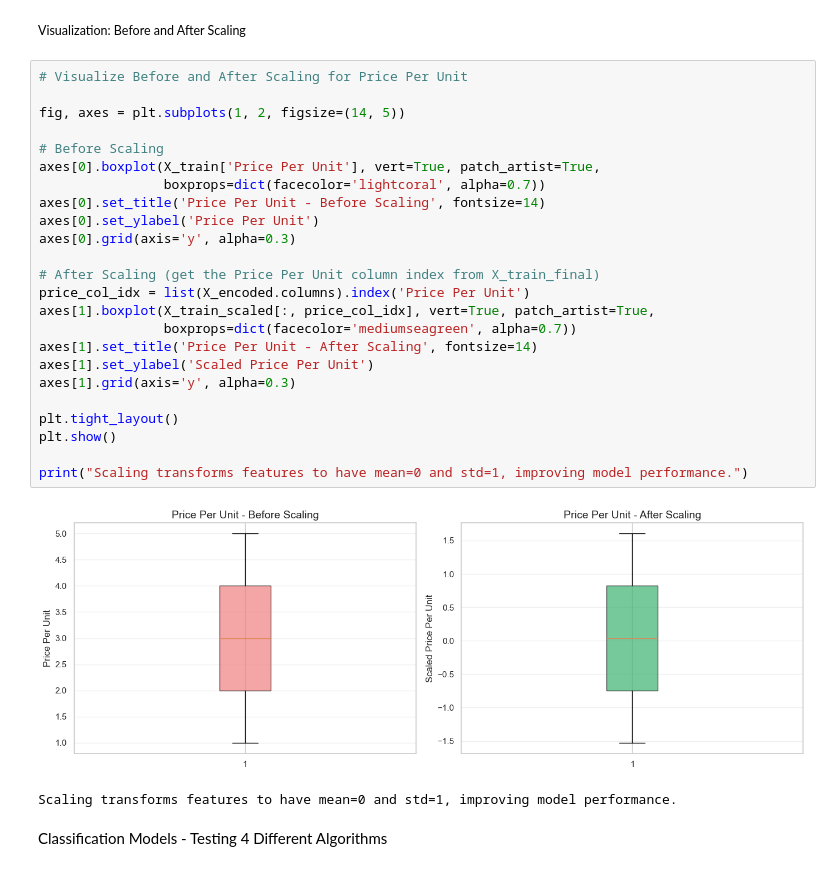
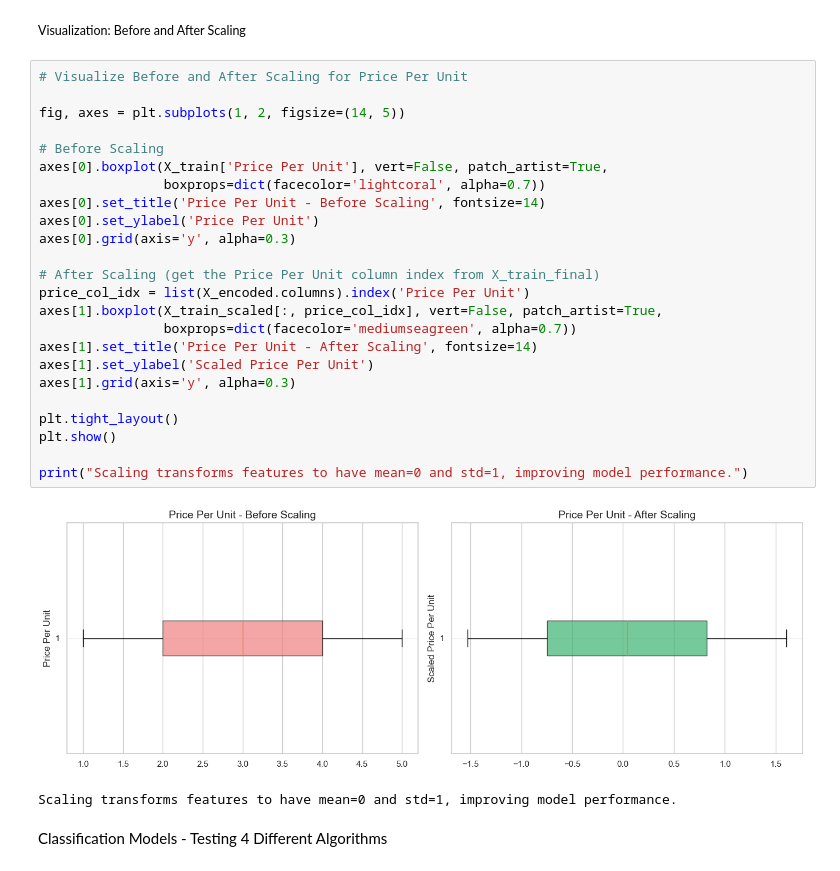
Before and after one commit to wends05/lab-ml, a Jupyter notebook: lab_2/main_ver_1.ipynb, the cells around one changed output. Cells and saved outputs as stored; diff of their text form.

```diff
--- a/lab_2/main_ver_1.ipynb
+++ b/lab_2/main_ver_1.ipynb
@@ -932,29 +906,29 @@ array([[-1.52783494, -0.35914723, -0.38698279,  2.69843909, -0.40786123,
 # %%
 # Visualize Before and After Scaling for Price Per Unit
 
 fig, axes = plt.subplots(1, 2, figsize=(14, 5))
 
 # Before Scaling
-axes[0].boxplot(X_train['Price Per Unit'], vert=True, patch_artist=True,
+axes[0].boxplot(X_train['Price Per Unit'], vert=False, patch_artist=True,
                 boxprops=dict(facecolor='lightcoral', alpha=0.7))
 axes[0].set_title('Price Per Unit - Before Scaling', fontsize=14)
 axes[0].set_ylabel('Price Per Unit')
 axes[0].grid(axis='y', alpha=0.3)
 
 # After Scaling (get the Price Per Unit column index from X_train_final)
 price_col_idx = list(X_encoded.columns).index('Price Per Unit')
-axes[1].boxplot(X_train_scaled[:, price_col_idx], vert=True, patch_artist=True,
+axes[1].boxplot(X_train_scaled[:, price_col_idx], vert=False, patch_artist=True,
                 boxprops=dict(facecolor='mediumseagreen', alpha=0.7))
 axes[1].set_title('Price Per Unit - After Scaling', fontsize=14)
 axes[1].set_ylabel('Scaled Price Per Unit')
 axes[1].grid(axis='y', alpha=0.3)
 
 plt.tight_layout()
 plt.show()
 
 print("Scaling transforms features to have mean=0 and std=1, improving model performance.")
 # %% [output]
-[figure, old version]
+[figure, new version]
 Scaling transforms features to have mean=0 and std=1, improving model performance.
 # %% [markdown]
 Classification Models - Testing 4 Different Algorithms
```
Also changed, not shown: parts of 12 cells of this notebook, 2 other files.
